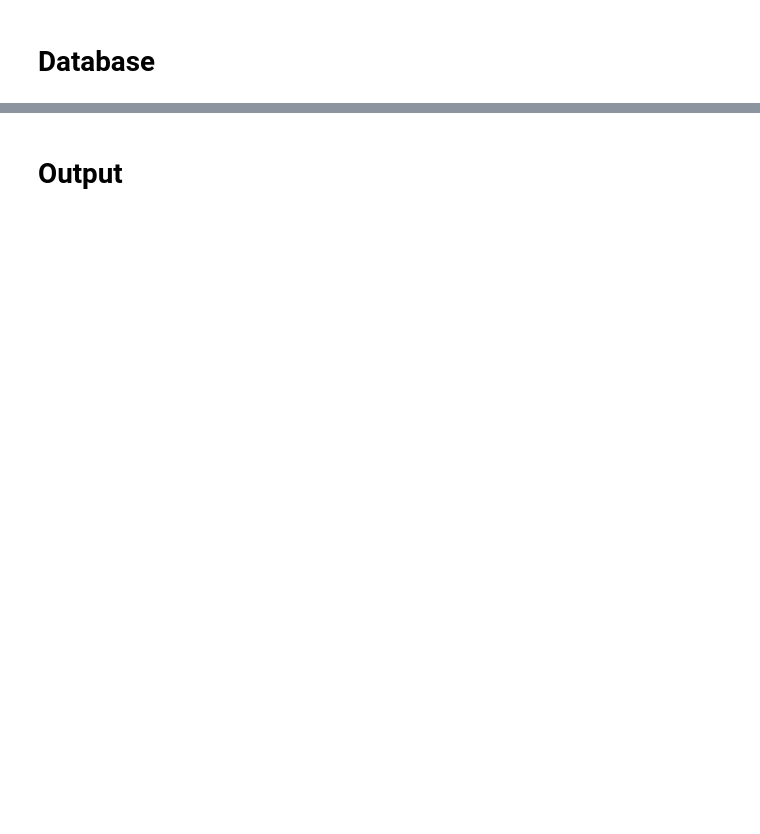
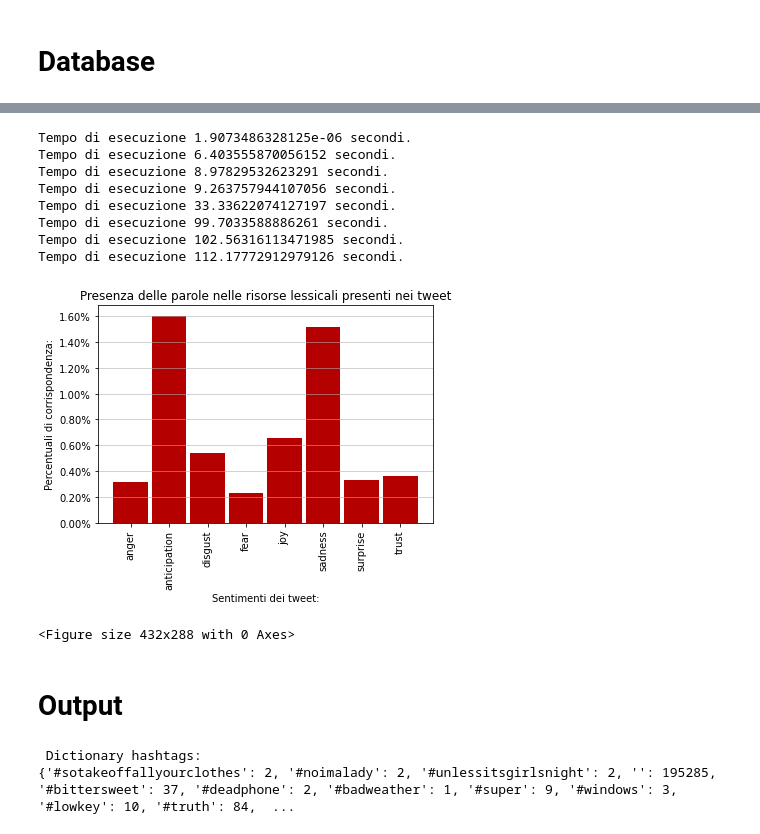
Before and after one commit to FakeBlubba/MAADB, a Jupyter notebook: maadb_project.ipynb, the cells around one changed output, grey strips where cells are left out. Saved outputs shown, nothing was run; the diff lists cells and outputs as text; code cells hidden in the pictures; blank space fills up the shorter version.

```diff
--- a/maadb_project.ipynb
+++ b/maadb_project.ipynb
@@ -314,8 +383,15 @@ plt.imshow(htag)
 # %%
-# top_anger, trovare le parole più utilizzate in anger
-
-
-rage = WordCloud(background_color="white",width=1000,height=1000, max_words=25,relative_scaling=0.5,normalize_plurals=False).generate_from_frequencies(top_anger)
-plt.imshow(rage)
+matching_tweets_resources()
+# %% [output]
+Tempo di esecuzione 1.9073486328125e-06 secondi.
+Tempo di esecuzione 6.403555870056152 secondi.
+Tempo di esecuzione 8.97829532623291 secondi.
+Tempo di esecuzione 9.263757944107056 secondi.
+Tempo di esecuzione 33.33622074127197 secondi.
+Tempo di esecuzione 99.7033588886261 secondi.
+Tempo di esecuzione 102.56316113471985 secondi.
+Tempo di esecuzione 112.17772912979126 secondi.
+[figure, added]
+<Figure size 432x288 with 0 Axes>
 # %% [markdown]
 # Output
@@ -326,24 +400,12 @@ print('\n Dictionary hashtags:')
 print(hashtags)
 print('\n')
 
-print('\n Dictionary pos emoji:')
-print(positive_emojis)
+print('\n Dictionary emoji:')
+print(emojis)
 print('\n')
 
-print('\n Dictionary neg emojis:')
-print(negative_emojis)
-print('\n')
-
-print('\n Dictionary other emojis:')
-print(other_emojis)
-print('\n')
-
-print('\n Dictionary pos emoticons:')
-print(positive_emoticons)
-print('\n')
-
-print('\n Dictionary neg emoticons:')
-print(negative_emoticons)
+print('\n Dictionary emoticons:')
+print(emoticons)
 print('\n')
 
 print('\n Dictionary punteggiatura:')
@@ -361,5 +423,6 @@ print('\n')
 print('\n Dictionary conteggio risorse usate nei tweet - youth:')
 print(words_count['youth'])
 print('\n')
-
-print(len(new_words['anger']))
+# %% [output]
+ Dictionary hashtags:
+{'#sotakeoffallyourclothes': 2, '#noimalady': 2, '#unlessitsgirlsnight': 2, '': 195285, '#bittersweet': 37, '#deadphone': 2, '#badweather': 1, '#super': 9, '#windows': 3, '#lowkey': 10, '#truth': 84,  ...
```
Also changed, not shown: parts of 21 cells of this notebook, 22 other files.
